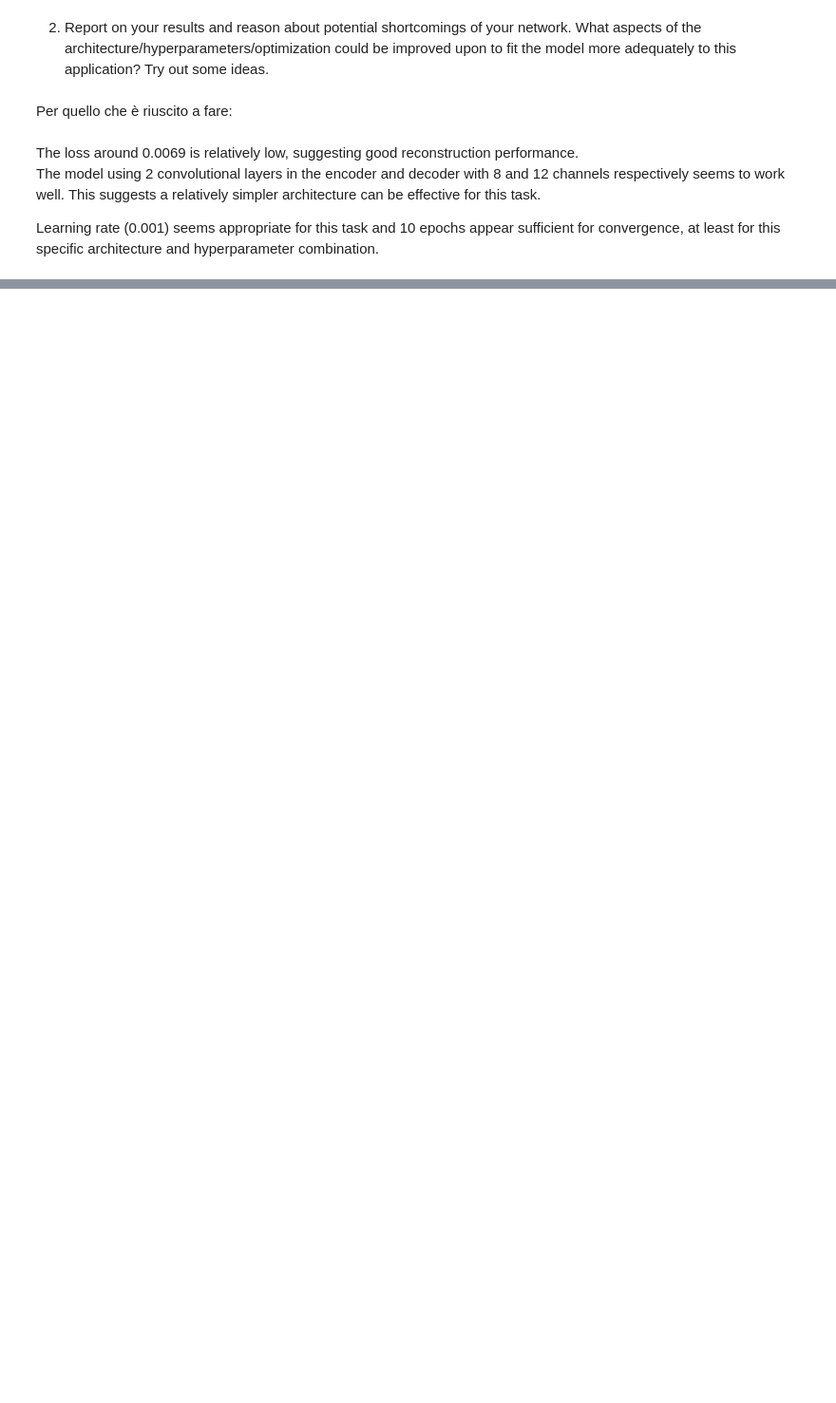
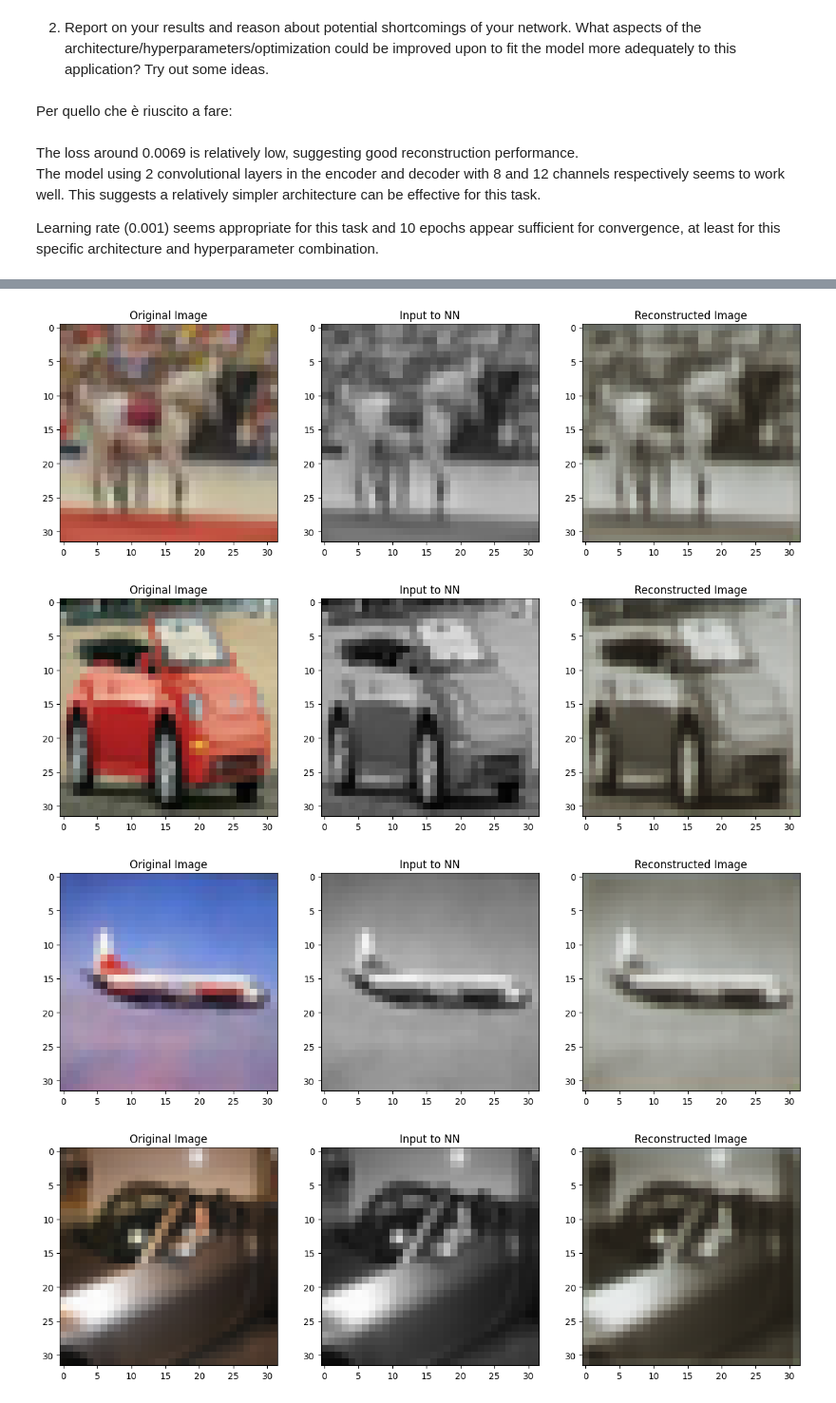
Before and after one commit to marcon21/aml_assignments, a Jupyter notebook: assignment2/assignment.ipynb, the cells around one changed output, grey strips where cells are left out. Shown: that part at 95% size. Drawn from its saved outputs; the diff is of its cells as text; code cells hidden in the pictures; blank space fills up the shorter version.

```diff
--- a/assignment2/assignment.ipynb
+++ b/assignment2/assignment.ipynb
@@ -349,0 +483,7 @@ Learning rate (0.001) seems appropriate for this task and 10 epochs appear suffi
+# %%
+plot_examples(best_model_gray, num_examples=N_EXAMPLES, grayscale=True)
+# %% [output]
+[figure, added]
+[figure, added]
+[figure, added]
+[figure, added]
```
Also changed, not shown: parts of 12 cells of this notebook.
